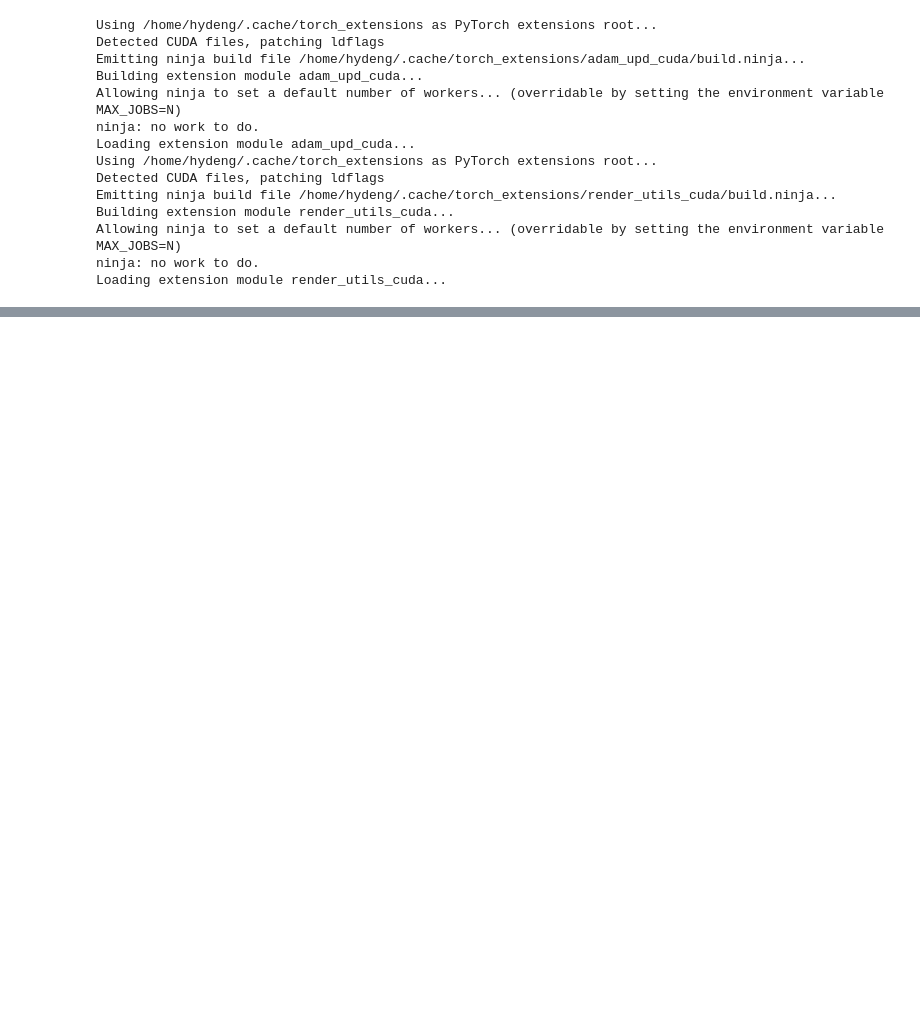
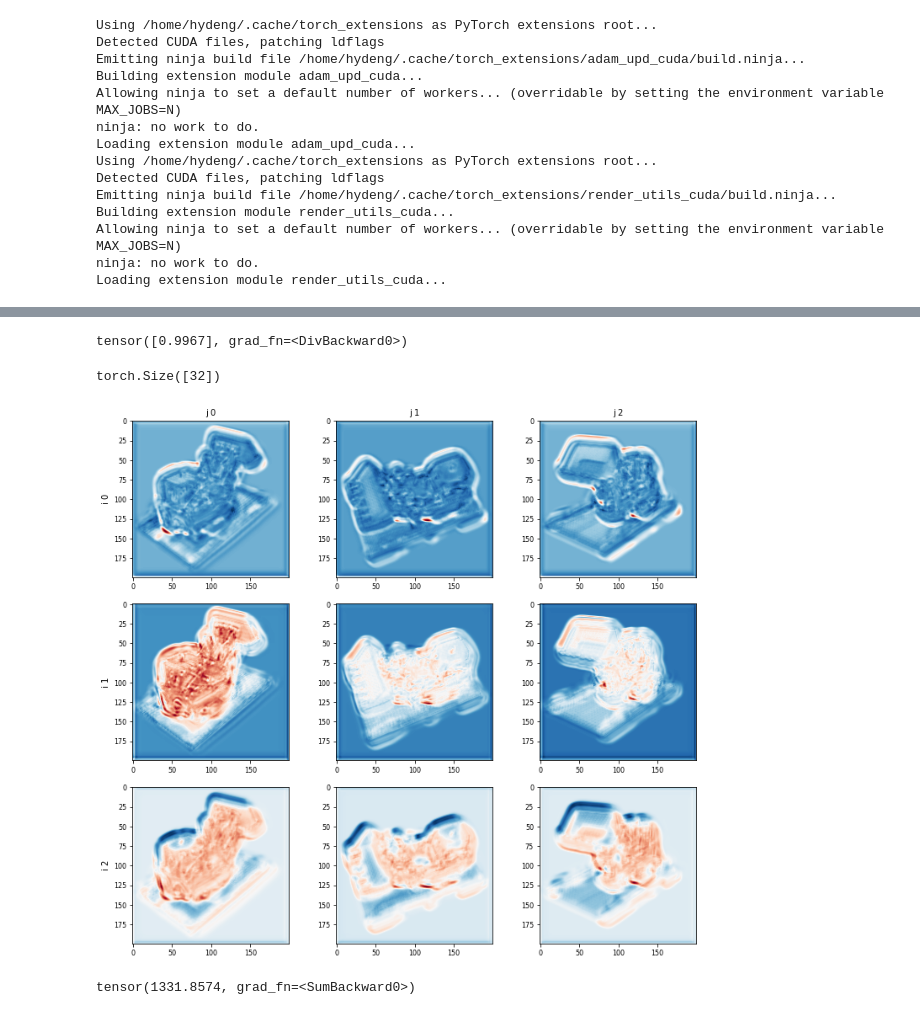
Before and after one commit to hbell99/DirectVoxGO, a Jupyter notebook: visualize_feature.ipynb, the cells around one changed output, grey strips where cells are left out. Saved outputs shown, nothing was run; the diff lists cells and outputs as text; code cells hidden in the pictures; blank space fills up the shorter version.

```diff
--- a/visualize_feature.ipynb
+++ b/visualize_feature.ipynb
@@ -129,0 +168,40 @@ for ax, col in zip(axes[0], cols):
+# %%
+print(torch.cosine_similarity(feats['xy'][0][:, 0, 0].unsqueeze(0), feats['yz'][0][:, 0, 0].unsqueeze(0)))
+# %% [output]
+tensor([0.9967], grad_fn=<DivBackward0>)
+# %%
+print(feats['xy'][0][:, 0, 0].shape)
+# %% [output]
+torch.Size([32])
+# %%
+channels = 15
+splits = [0, 1, 2]
+fig, axes = plt.subplots(nrows=3, ncols=3, figsize=(12,12))
+plt.subplots_adjust(left=None,bottom=None,right=None,top=None,wspace=0.3, hspace=0)
+vmin, vmax = 1e6, -1e6
+for i in splits:
+    for j in splits:
+        mapped_feats[i, j] = (mapped_feats[i, j] - mapped_feats[i, j].min()) / (mapped_feats[i, j].max() - mapped_feats[i, j].min())
+
+    vmin = min(mapped_feats[i, j].min().item(), vmin)
+    vmax = max(mapped_feats[i, j].max().item(), vmax)
+
+for i in splits:
+    for j in splits:
+        axes[i, j].imshow(mapped_feats[i, j][channel].detach().numpy(), cmap='RdBu')
+        axes[i, j].xaxis.set_tick_params(labelsize=8)
+        axes[i, j].yaxis.set_tick_params(labelsize=8)
+
+rows = [f'i {i}' for i in splits]
+cols = [f'j {i}' for i in splits]
+for ax, row in zip(axes[:,0], rows):
+    ax.set_ylabel(row, rotation=90, fontsize=10)
+
+for ax, col in zip(axes[0], cols):
+    ax.set_title(col, fontsize=10)
+# %% [output]
+[figure, added]
+# %%
+print(((mapped_feats[0, 0] - mapped_feats[0, 1])*(mapped_feats[0, 0] - mapped_feats[0, 1])).sum())
+# %% [output]
+tensor(1331.8574, grad_fn=<SumBackward0>)
```
Also changed, not shown: parts of 11 cells of this notebook, 1 other file.
